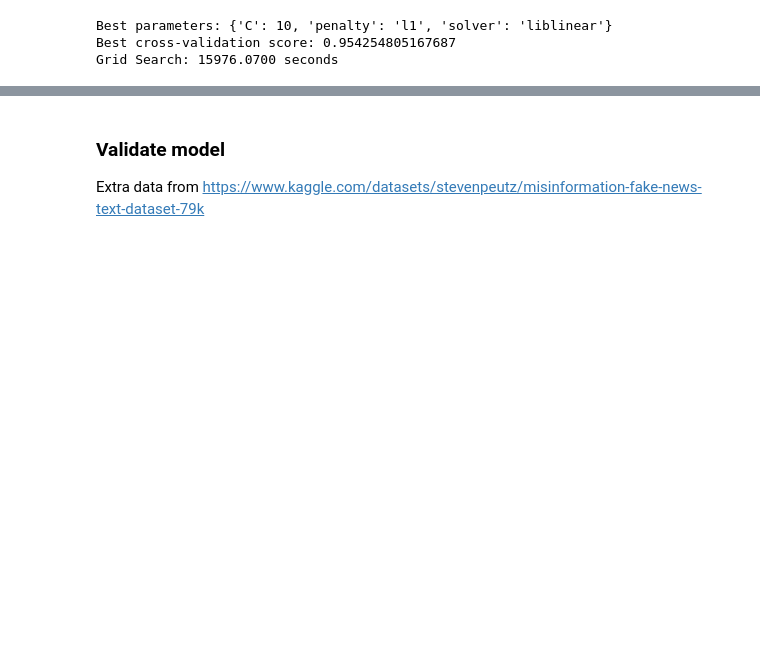
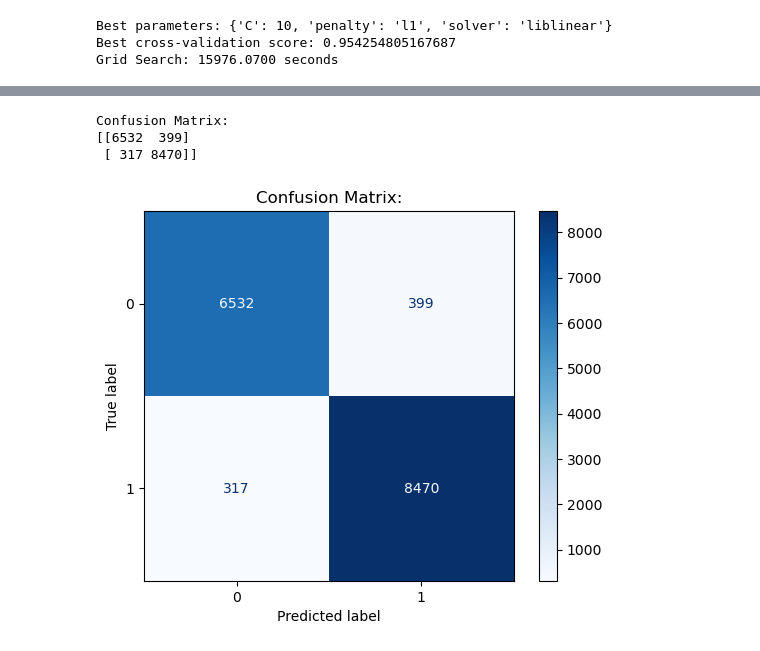
Before and after one commit to nuttymakes/TruthLens, a Jupyter notebook: TruthLens Modelling - Phase 1.ipynb, the cells around one changed output, grey strips where cells are left out. Saved outputs shown, nothing was run; the diff lists cells and outputs as text; code cells hidden in the pictures; blank space fills up the shorter version.

Commit message:
Added more evaluation about phase 1 results (confusion matrix,  predicated probability etc.)

```diff
--- a/TruthLens Modelling - Phase 1.ipynb
+++ b/TruthLens Modelling - Phase 1.ipynb
@@ -315,13 +327,17 @@ As we can see from the above results XXXX
 
 ### Create and save final Phase 1 model
 # %%
+start_time = time.time()
 #instantiate the final model with the best hyperparameters as found by the grid search
-final_model = LogisticRegression(C=10, penalty='l2', solver='sag', max_iter=2000)
+final_model = LogisticRegression(C=10, penalty='l1', solver='liblinear', max_iter=2000)
 
 #fit the model
 final_model.fit(X_train, y_train)
 
 #evaluate on the test set
 final_predictions = final_model.predict(X_test)
+final_probabilities = final_model.predict_proba(X_test)[:, 1]
 print("Final Model Accuracy:", accuracy_score(y_test, final_predictions))
 print("Final Model Classification Report:\n", classification_report(y_test, final_predictions))
+
+print("Final model: {:.4f} seconds".format(time.time() - start_time))
@@ -332,3 +364,0 @@ with open('final_model.pkl', 'wb') as file:
-# %% [markdown]
-### Validate model
-Extra data from https://www.kaggle.com/datasets/stevenpeutz/misinformation-fake-news-text-dataset-79k
@@ -349,0 +365,14 @@ print("External Dataset Classification Report:\n", classification_report(externa
+# %%
+#calculate the confusion matrix
+cm = confusion_matrix(y_test, final_predictions)
+print("Confusion Matrix:")
+print(cm)
+disp = ConfusionMatrixDisplay(confusion_matrix=cm)
+disp.plot(cmap=plt.cm.Blues)
+plt.title("Confusion Matrix:")
+plt.show()
+# %% [output]
+Confusion Matrix:
+[[6532  399]
+ [ 317 8470]]
+[figure, added]
```
Also changed, not shown: parts of 12 cells of this notebook, 3 other files.
